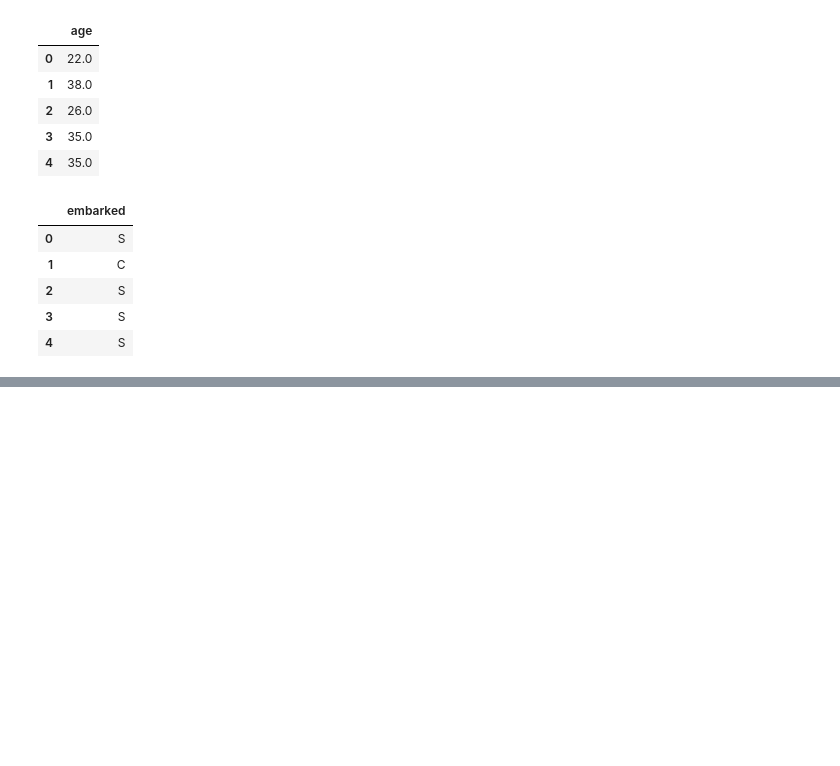
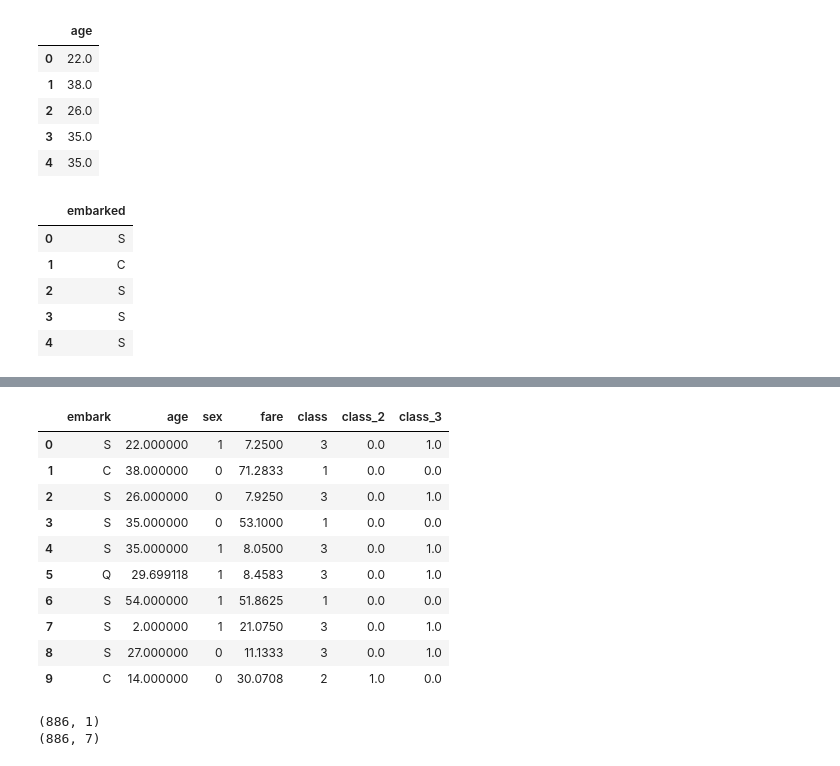
Before and after one commit to sakib-hasan-11/Titanic-survival-prediction-, a Jupyter notebook: titanic survival prediction.ipynb, the cells around one changed output, grey strips where cells are left out. Drawn from its saved outputs; the diff is of its cells as text; code cells hidden in the pictures; blank space fills up the shorter version.

Commit message:
data cleaning

```diff
--- a/titanic survival prediction.ipynb
+++ b/titanic survival prediction.ipynb
@@ -73,0 +95,6 @@ x.head()
+# %%
+x['sex'] = x['sex'].map({
+    'male' : 1,
+    'female' : 0
+})
+x.head()
@@ -73,0 +110,29 @@ x.head()
+# %%
+x.drop('survived',axis=1,inplace=True)
+# %%
+# hot_encoding the class columns
+encode = OneHotEncoder(drop='first',sparse_output=False)
+encoded = encode.fit_transform(x[['class']])
+class_df = pd.DataFrame(encoded,columns=encode.get_feature_names_out(['class']))
+class_df.reset_index(drop=True, inplace=True)
+x = x.reset_index(drop=True)
+features = pd.concat([x,class_df],axis= 1 )
+features.head(10)
+# %% [output]
+|  | embark | age | sex | fare | class | class_2 | class_3 |
+| 0 | S | 22.000000 | 1 | 7.2500 | 3 | 0.0 | 1.0 |
+| 1 | C | 38.000000 | 0 | 71.2833 | 1 | 0.0 | 0.0 |
+| 2 | S | 26.000000 | 0 | 7.9250 | 3 | 0.0 | 1.0 |
+| 3 | S | 35.000000 | 0 | 53.1000 | 1 | 0.0 | 0.0 |
+| 4 | S | 35.000000 | 1 | 8.0500 | 3 | 0.0 | 1.0 |
+| 5 | Q | 29.699118 | 1 | 8.4583 | 3 | 0.0 | 1.0 |
+| 6 | S | 54.000000 | 1 | 51.8625 | 1 | 0.0 | 0.0 |
+| 7 | S | 2.000000 | 1 | 21.0750 | 3 | 0.0 | 1.0 |
+| 8 | S | 27.000000 | 0 | 11.1333 | 3 | 0.0 | 1.0 |
+| 9 | C | 14.000000 | 0 | 30.0708 | 2 | 1.0 | 0.0 |
+# %%
+print(y.shape)
+print(features.shape)
+# %% [output]
+(886, 1)
+(886, 7)
```
Also changed, not shown: parts of 12 cells of this notebook.
